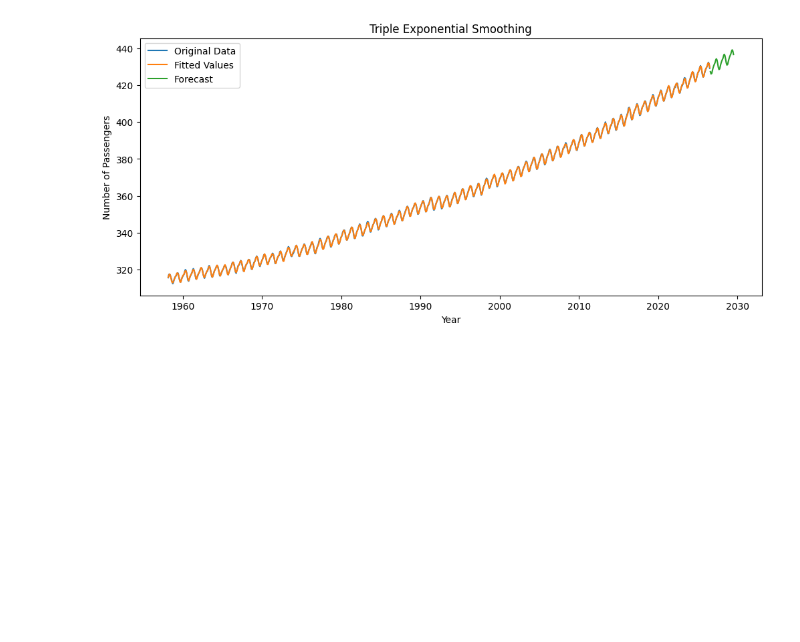
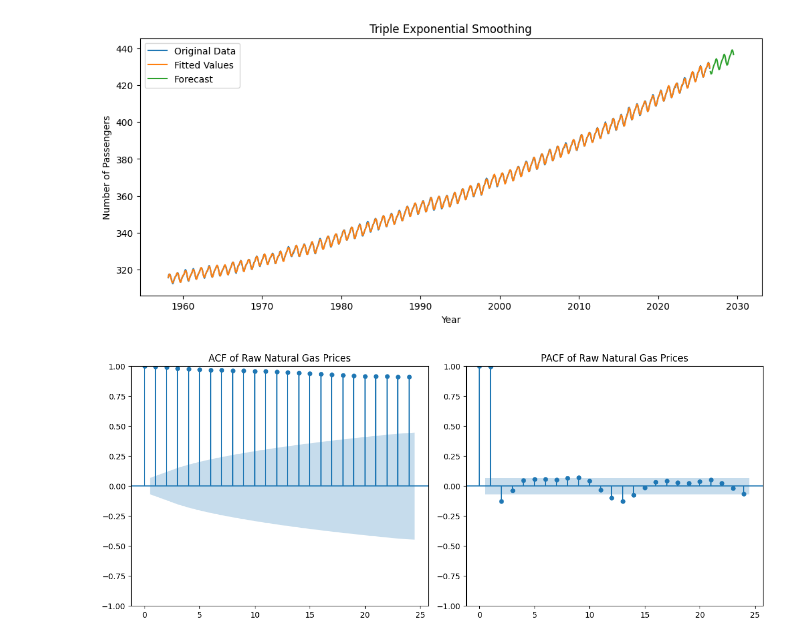
Before and after one commit to the-paulbear/noaa-greenhouse-gas-forecasting, a Jupyter notebook: CO2.ipynb, the cells around one changed output. Saved outputs shown, nothing was run; the diff lists cells and outputs as text; code cells hidden in the pictures; blank space fills up the shorter version.

Commit message:
studying the data with ACF & PACF plots; and the ADF & KPSS test

```diff
--- a/CO2.ipynb
+++ b/CO2.ipynb
@@ -154,3 +154,27 @@ plt.legend()
 plt.show()
 # %% [output]
 [figure]
+# %%
+# Step 3: We plot the ACF and PACF of the raw monthly series
+
+from statsmodels.graphics.tsaplots import plot_acf, plot_pacf
+import matplotlib.pyplot as plt
+
+# Extract the raw price series
+prices = df["average"]
+
+# Create ACF and PACF plots
+fig, axes = plt.subplots(1, 2, figsize=(12, 5))
+
+# ACF
+plot_acf(prices, lags=24, ax=axes[0])
+axes[0].set_title("ACF of Raw Natural Gas Prices")
+
+# PACF
+plot_pacf(prices, lags=24, ax=axes[1], method='ywm')
+axes[1].set_title("PACF of Raw Natural Gas Prices")
+
+plt.tight_layout()
+plt.show()
+# %% [output]
+[figure, added]
```
Also changed, not shown: parts of 5 cells of this notebook.
